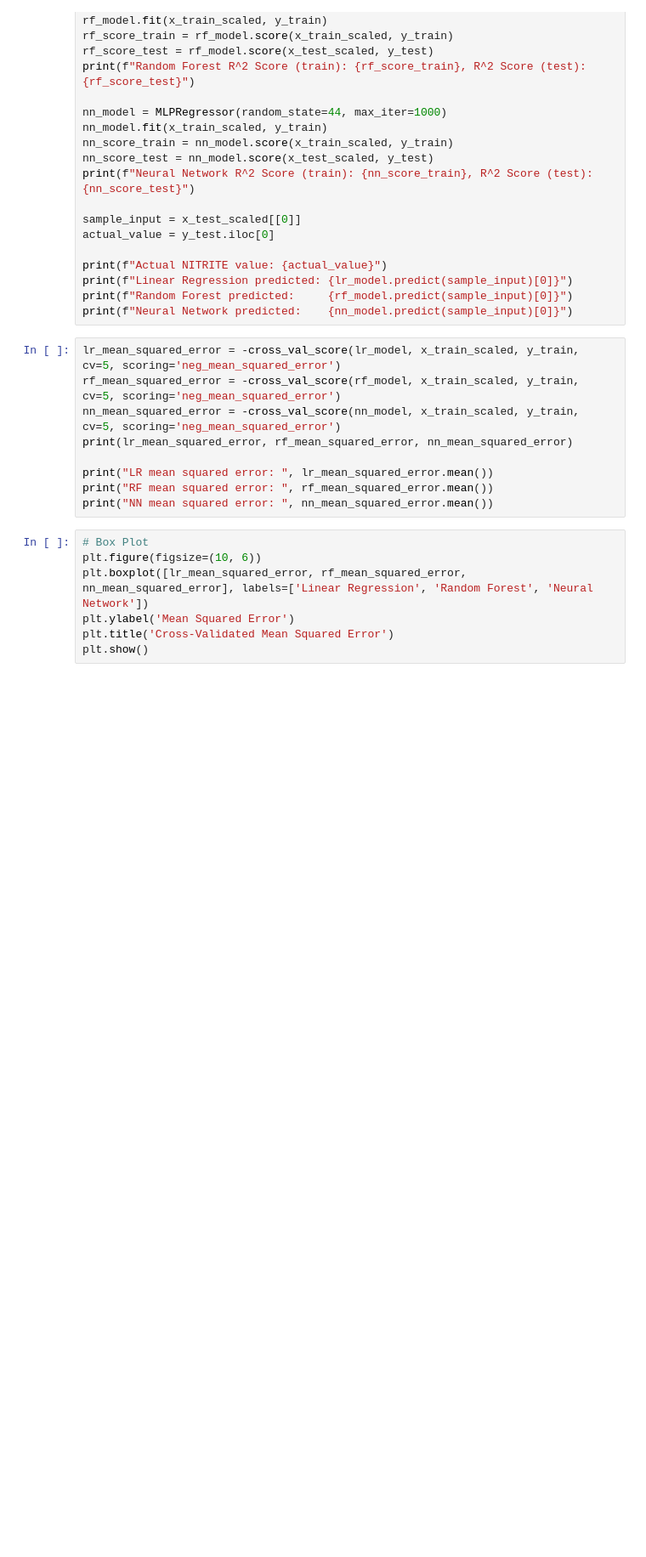
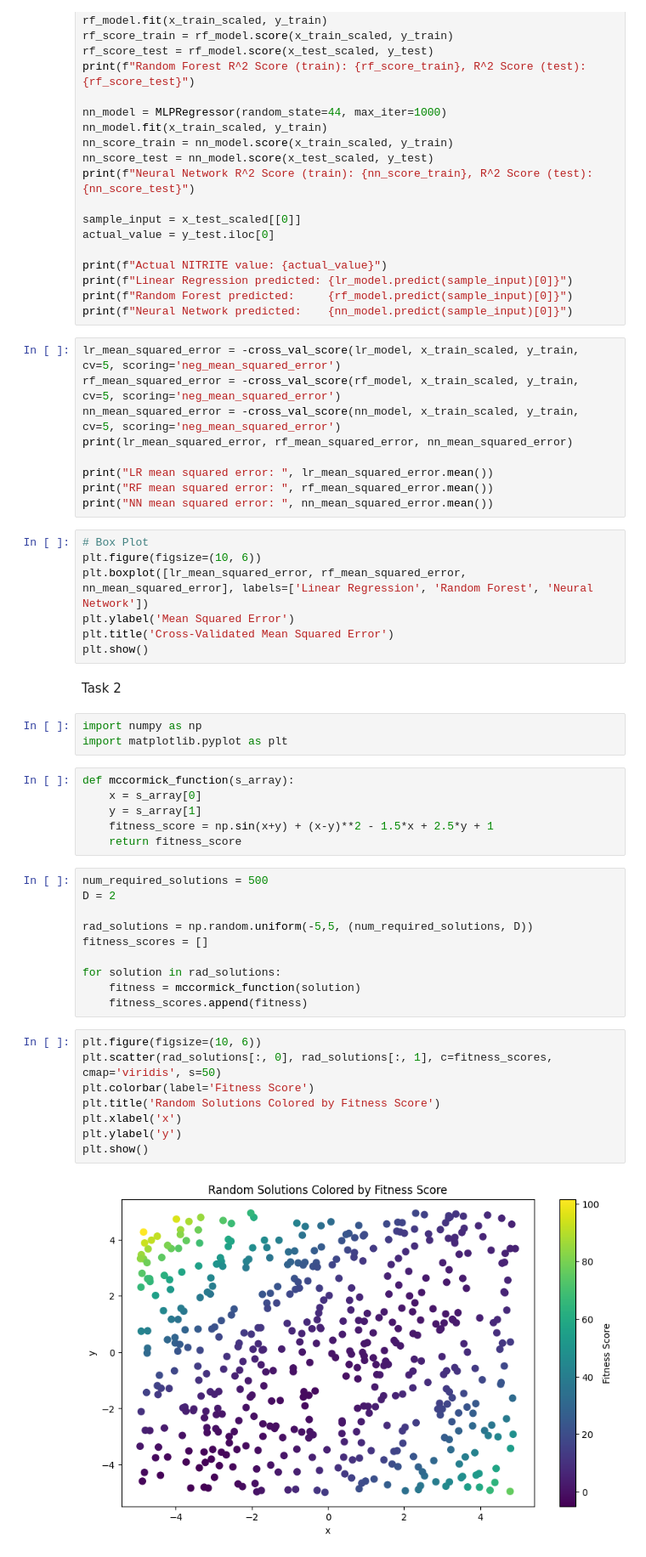
Before and after one commit to BenD2006/comp2002, a Jupyter notebook: COMP2002.ipynb, the cells around one changed output. Shown at 85% size. Drawn from its saved outputs; the diff is of its cells as text; blank space fills up the shorter version.

```diff
--- a/COMP2002.ipynb
+++ b/COMP2002.ipynb
@@ -172,3 +172,34 @@ plt.boxplot([lr_mean_squared_error, rf_mean_squared_error, nn_mean_squared_error
 plt.ylabel('Mean Squared Error')
 plt.title('Cross-Validated Mean Squared Error')
 plt.show()
+# %% [markdown]
+Task 2
+# %%
+import numpy as np
+import matplotlib.pyplot as plt
+# %%
+def mccormick_function(s_array):
+    x = s_array[0]
+    y = s_array[1]
+    fitness_score = np.sin(x+y) + (x-y)**2 - 1.5*x + 2.5*y + 1
+    return fitness_score
+# %%
+num_required_solutions = 500
+D = 2
+
+rad_solutions = np.random.uniform(-5,5, (num_required_solutions, D))
+fitness_scores = []
+
+for solution in rad_solutions:
+    fitness = mccormick_function(solution)
+    fitness_scores.append(fitness)
+# %%
+plt.figure(figsize=(10, 6))
+plt.scatter(rad_solutions[:, 0], rad_solutions[:, 1], c=fitness_scores, cmap='viridis', s=50)
+plt.colorbar(label='Fitness Score')
+plt.title('Random Solutions Colored by Fitness Score')
+plt.xlabel('x')
+plt.ylabel('y')
+plt.show()
+# %% [output]
+[figure, added]
```
